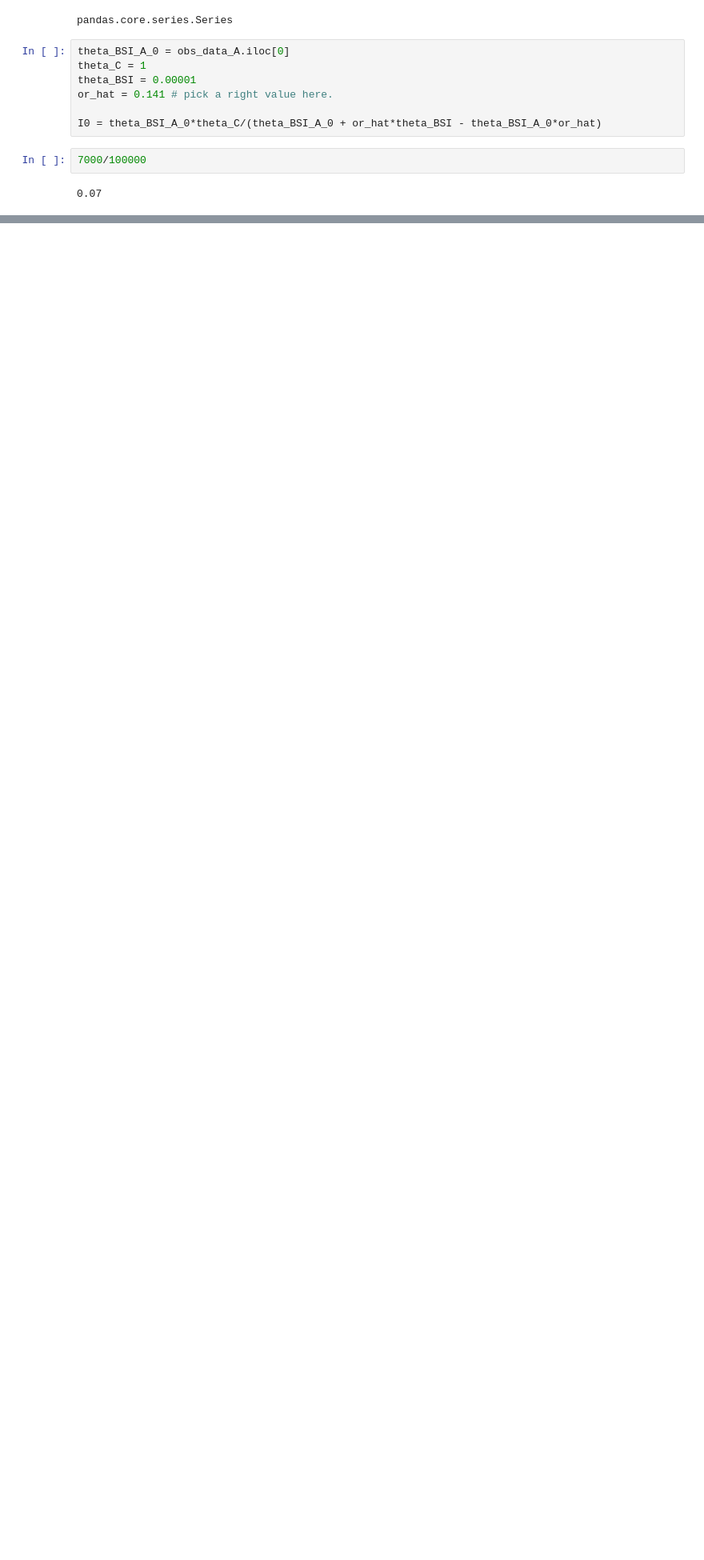
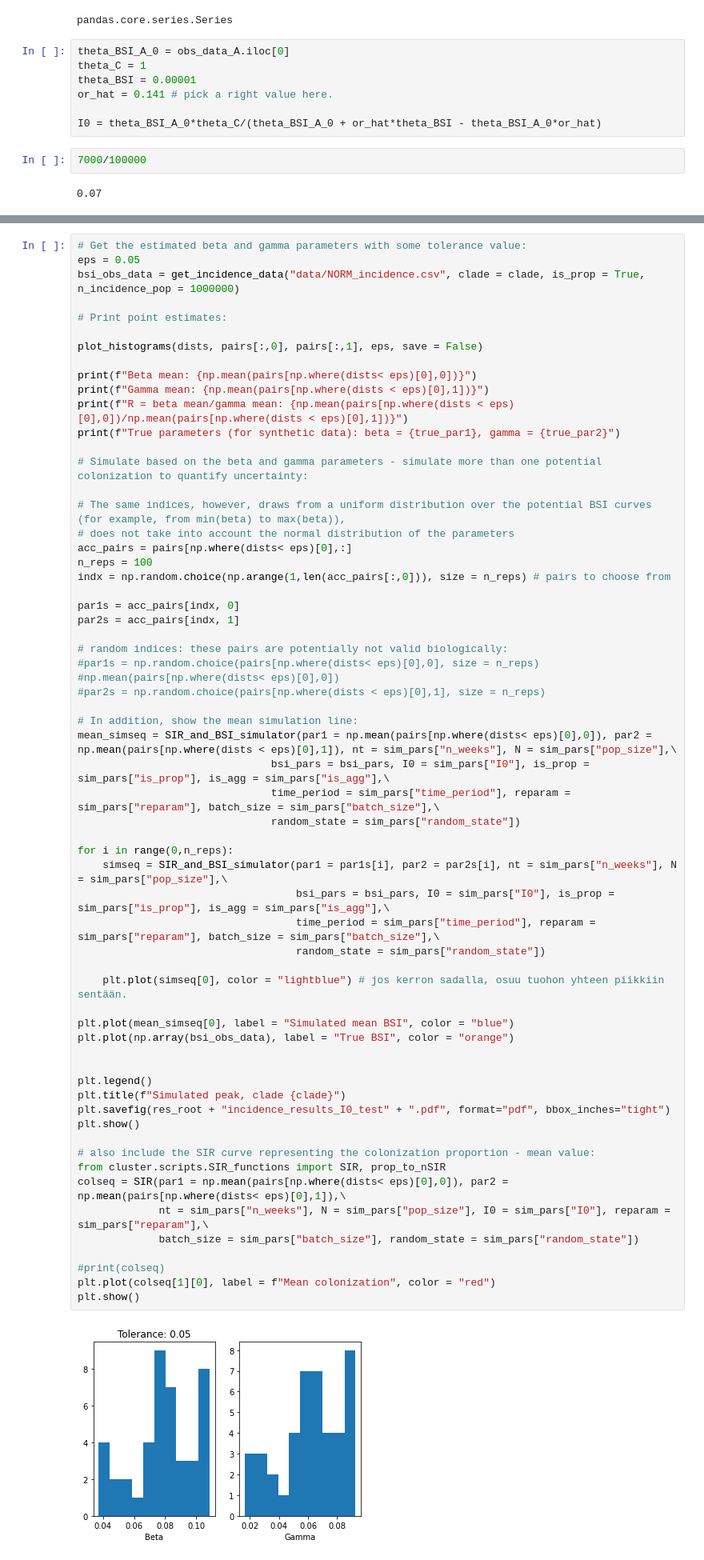
Before and after one commit to fanoja/Ecoli-R0, a Jupyter notebook: grid/grid_visualization.ipynb, the cells around one changed output, grey strips where cells are left out. Shown at 80% size. Saved outputs shown, nothing was run; the diff lists cells and outputs as text; blank space fills up the shorter version.

```diff
--- a/grid/grid_visualization.ipynb
+++ b/grid/grid_visualization.ipynb
@@ -693,0 +777,63 @@ sys.path
+# %%
+# Get the estimated beta and gamma parameters with some tolerance value:
+eps = 0.05
+bsi_obs_data = get_incidence_data("data/NORM_incidence.csv", clade = clade, is_prop = True, n_incidence_pop = 1000000)
+
+# Print point estimates:
+
+plot_histograms(dists, pairs[:,0], pairs[:,1], eps, save = False)
+
+print(f"Beta mean: {np.mean(pairs[np.where(dists< eps)[0],0])}")
+print(f"Gamma mean: {np.mean(pairs[np.where(dists < eps)[0],1])}")
+print(f"R = beta mean/gamma mean: {np.mean(pairs[np.where(dists < eps)[0],0])/np.mean(pairs[np.where(dists < eps)[0],1])}")
+print(f"True parameters (for synthetic data): beta = {true_par1}, gamma = {true_par2}")
+
+# Simulate based on the beta and gamma parameters - simulate more than one potential colonization to quantify uncertainty:
+
+# The same indices, however, draws from a uniform distribution over the potential BSI curves (for example, from min(beta) to max(beta)),
+# does not take into account the normal distribution of the parameters
+acc_pairs = pairs[np.where(dists< eps)[0],:]
+n_reps = 100
+indx = np.random.choice(np.arange(1,len(acc_pairs[:,0])), size = n_reps) # pairs to choose from
+
+par1s = acc_pairs[indx, 0]
+par2s = acc_pairs[indx, 1]
+
+# random indices: these pairs are potentially not valid biologically:
+#par1s = np.random.choice(pairs[np.where(dists< eps)[0],0], size = n_reps) #np.mean(pairs[np.where(dists< eps)[0],0])
+#par2s = np.random.choice(pairs[np.where(dists < eps)[0],1], size = n_reps)
+
+# In addition, show the mean simulation line:
+mean_simseq = SIR_and_BSI_simulator(par1 = np.mean(pairs[np.where(dists< eps)[0],0]), par2 = np.mean(pairs[np.where(dists < eps)[0],1]), nt = sim_pars["n_weeks"], N = sim_pars["pop_size"],\
+                               bsi_pars = bsi_pars, I0 = sim_pars["I0"], is_prop = sim_pars["is_prop"], is_agg = sim_pars["is_agg"],\
+                               time_period = sim_pars["time_period"], reparam = sim_pars["reparam"], batch_size = sim_pars["batch_size"],\
+                               random_state = sim_pars["random_state"])
+
+for i in range(0,n_reps):
+    simseq = SIR_and_BSI_simulator(par1 = par1s[i], par2 = par2s[i], nt = sim_pars["n_weeks"], N = sim_pars["pop_size"],\
+                                   bsi_pars = bsi_pars, I0 = sim_pars["I0"], is_prop = sim_pars["is_prop"], is_agg = sim_pars["is_agg"],\
+                                   time_period = sim_pars["time_period"], reparam = sim_pars["reparam"], batch_size = sim_pars["batch_size"],\
+                                   random_state = sim_pars["random_state"])
+
+    plt.plot(simseq[0], color = "lightblue") # jos kerron sadalla, osuu tuohon yhteen piikkiin sentään.
+
+plt.plot(mean_simseq[0], label = "Simulated mean BSI", color = "blue")
+plt.plot(np.array(bsi_obs_data), label = "True BSI", color = "orange")
+
+
+plt.legend()
+plt.title(f"Simulated peak, clade {clade}")
+plt.savefig(res_root + "incidence_results_I0_test" + ".pdf", format="pdf", bbox_inches="tight")
+plt.show()
+
+# also include the SIR curve representing the colonization proportion - mean value:
+from cluster.scripts.SIR_functions import SIR, prop_to_nSIR
+colseq = SIR(par1 = np.mean(pairs[np.where(dists< eps)[0],0]), par2 = np.mean(pairs[np.where(dists< eps)[0],1]),\
+             nt = sim_pars["n_weeks"], N = sim_pars["pop_size"], I0 = sim_pars["I0"], reparam = sim_pars["reparam"],\
+             batch_size = sim_pars["batch_size"], random_state = sim_pars["random_state"])
+
+#print(colseq)
+plt.plot(colseq[1][0], label = f"Mean colonization", color = "red")
+plt.show()
+# %% [output]
+[figure, added]
```
Also changed, not shown: parts of 13 cells of this notebook, 3 other files.
